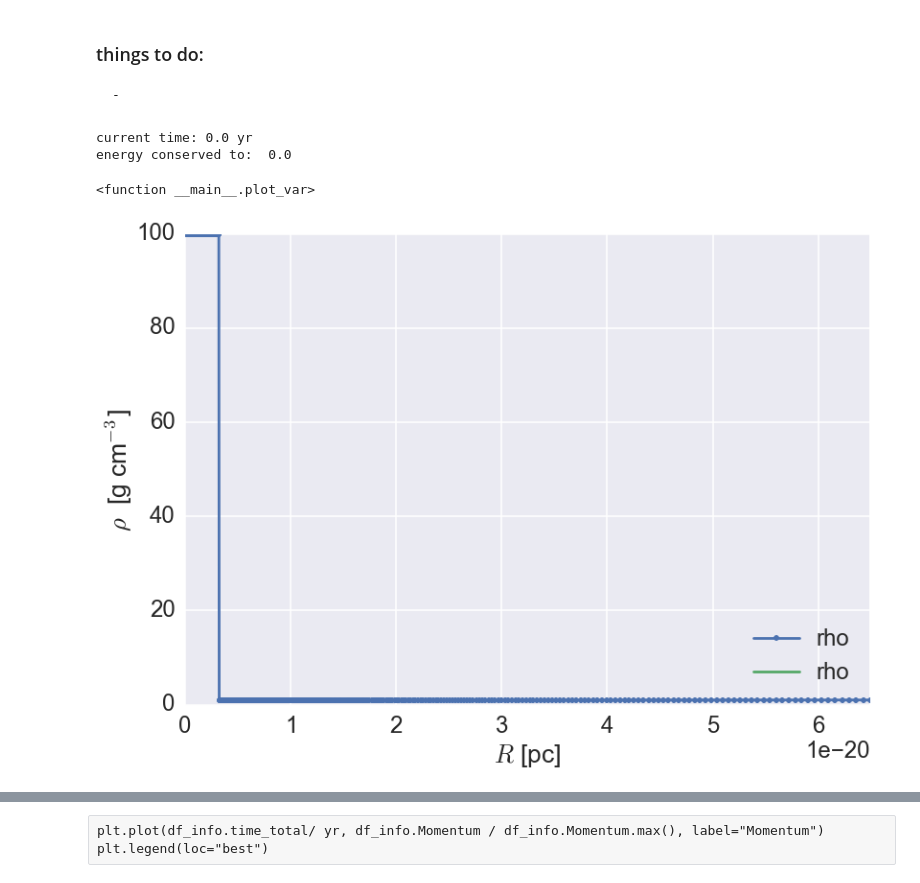
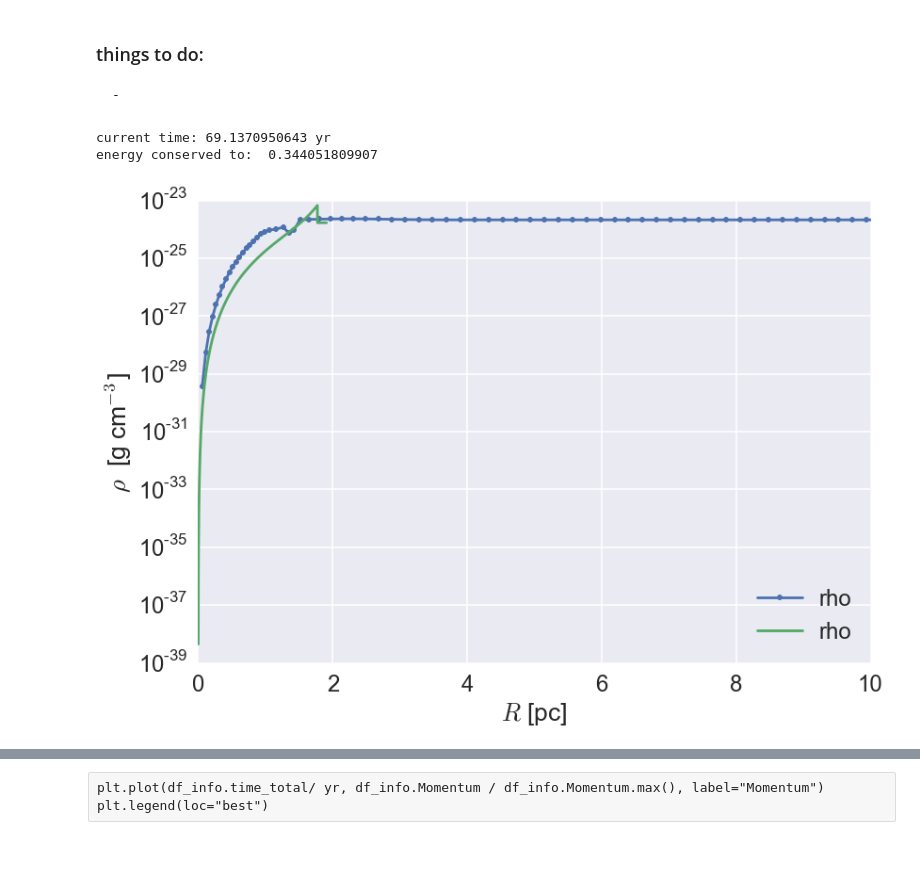
Before and after one commit to egentry/clustered_SNe, a Jupyter notebook: prototyping.ipynb, the cells around one changed output, grey strips where cells are left out. Drawn from its saved outputs; the diff is of its cells as text; code cells hidden in the pictures; blank space fills up the shorter version.

```diff
--- a/prototyping.ipynb
+++ b/prototyping.ipynb
@@ -182,41 +182,39 @@ def plot_var(var="rho", R_as_x=True, with_sedov=True, k=0, factor=1.00):
 #         plt.plot(df[df.k==ks[k]].i, df[df.k==ks[k]][var],label="numeric",marker=marker)
         plt.plot(M_int, df[df.k==ks[k]][var],label="numeric",marker=marker)
         plt.xlabel(label_dict["M_int"])
         plt.xscale("linear")
 
     if with_sedov is True and ((var!="Q") and (var is not "Mass") and (var is not "dE")):
         if R_as_x is True:
             df_sedov[var].plot(label="analytic")
         else:
             plt.plot(df_sedov.M_int, df_sedov[var], label="analytic")
     if R_as_x is True:
         plt.xlabel(label_dict["R"])
     else:
 #         plt.xlabel("zone number")
 #         plt.xscale("linear")
         pass
     plt.ylabel(label_dict[var])
     if (var is "dE") or (var is "S"):
         plt.yscale("linear")
     else:
         plt.yscale("log")
     plt.legend(loc="lower right")
-    plt.xlim((0,.2 / pc))
-#     plt.ylim(1e-5, 1e5)
-    plt.yscale("linear")
+    plt.xlim((0,10))
+
 
 
 interact(plot_var,
          var=variables_velos,
          R_as_x = True,
          with_sedov = True,
          k=(0,len(ks)-1),
-        factor=(.75, 1.25, .1) )
+        factor=(.75, 1.25, .01) )
 # %% [output]
-current time: 0.0 yr
-energy conserved to:  0.0
+current time: 69.1370950643 yr
+energy conserved to:  0.344051809907
-<function __main__.plot_var>
-[figure, old version]
+[figure, new version]
 # %%
 plt.figure()
 
```
Also changed, not shown: parts of 4 cells of this notebook, 46 other files.
